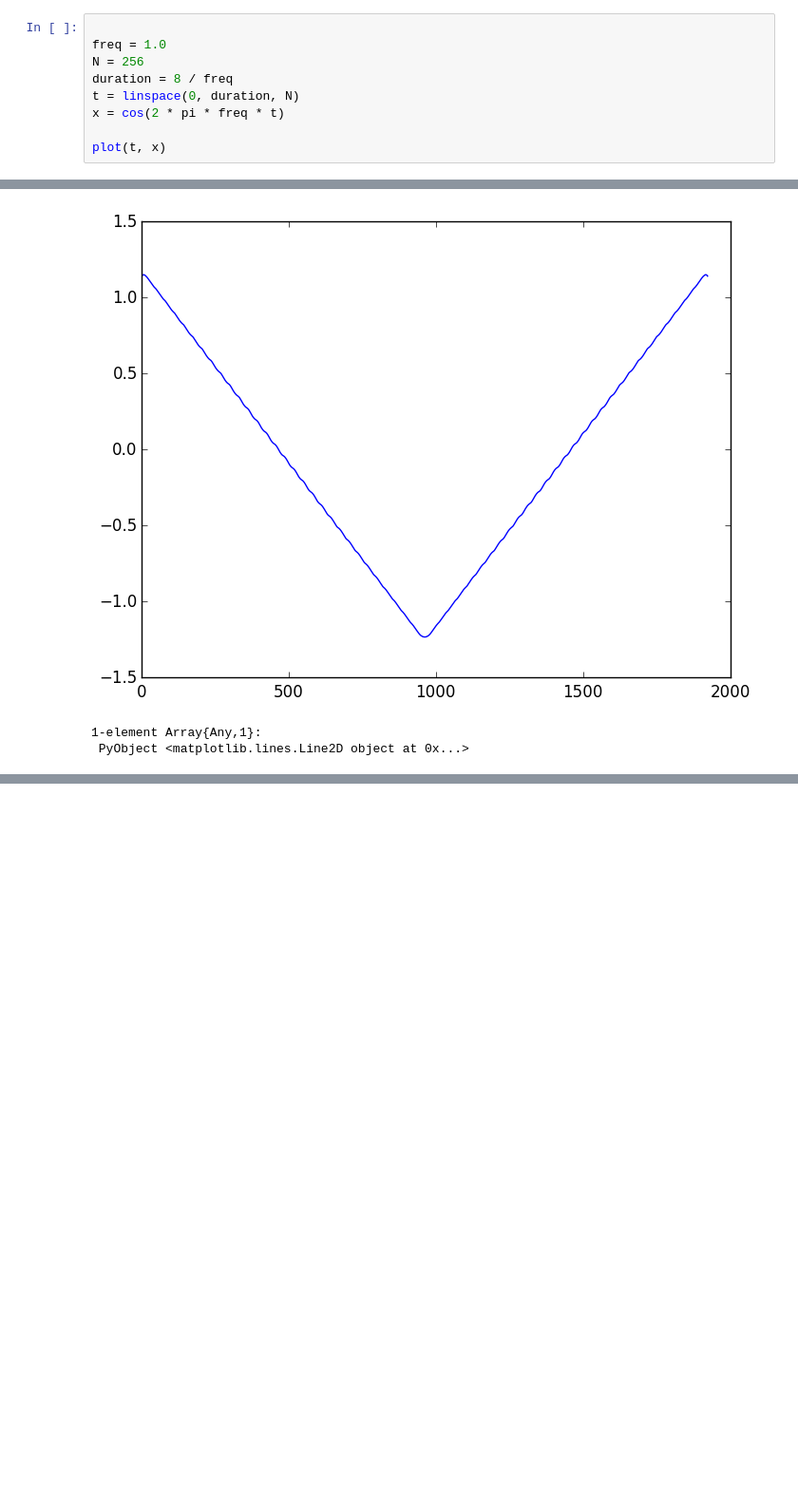
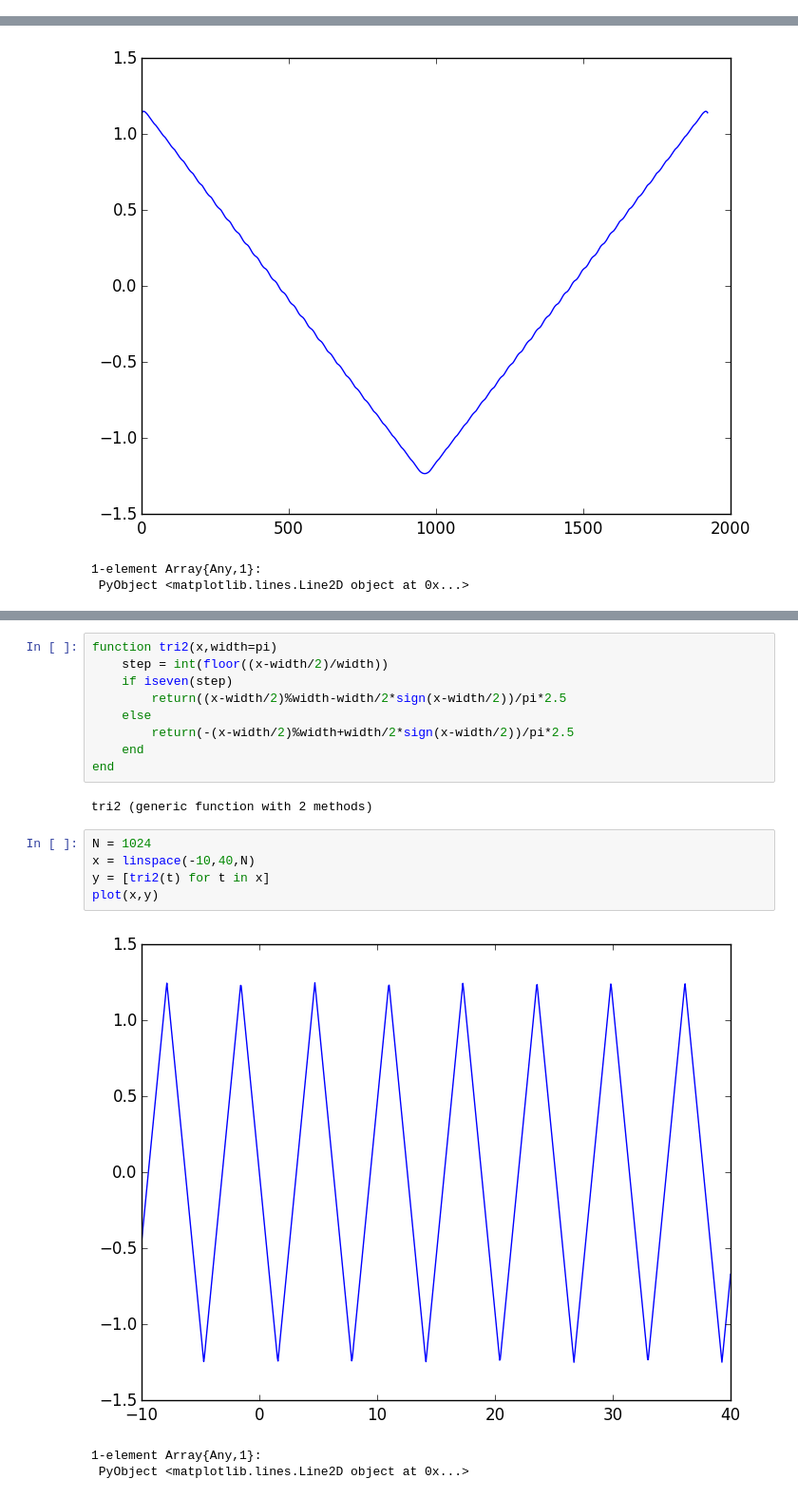
Before and after one commit to mgje/Python-Mathematik-Beispiele, a Jupyter notebook: notebook/Sin_Approximation.ipynb, the cells around one changed output, grey strips where cells are left out. Shown at 95% size. Cells and saved outputs as stored; diff of their text form; blank space fills up the shorter version.

```diff
--- a/notebook/Sin_Approximation.ipynb
+++ b/notebook/Sin_Approximation.ipynb
@@ -207,12 +209,3 @@ plot(idct(dct(idct(dct(y2)))),"g-", linewidth=1.0)
 [figure]
 1-element Array{Any,1}:
  PyObject <matplotlib.lines.Line2D object at 0x...>
-# %%
-
-freq = 1.0
-N = 256
-duration = 8 / freq
-t = linspace(0, duration, N)
-x = cos(2 * pi * freq * t)
-
-plot(t, x)
@@ -369,0 +347,20 @@ Die sinus Approximaiton mit Ping-Pong ändert ihre Steigung gleichmässig
+# %%
+function tri2(x,width=pi)
+    step = int(floor((x-width/2)/width))
+    if iseven(step)
+        return((x-width/2)%width-width/2*sign(x-width/2))/pi*2.5
+    else
+        return(-(x-width/2)%width+width/2*sign(x-width/2))/pi*2.5
+    end
+end
+# %% [output]
+tri2 (generic function with 2 methods)
+# %%
+N = 1024
+x = linspace(-10,40,N)
+y = [tri2(t) for t in x]
+plot(x,y)
+# %% [output]
+[figure, added]
+1-element Array{Any,1}:
+ PyObject <matplotlib.lines.Line2D object at 0x...>
```
Also changed, not shown: parts of 16 cells of this notebook.
